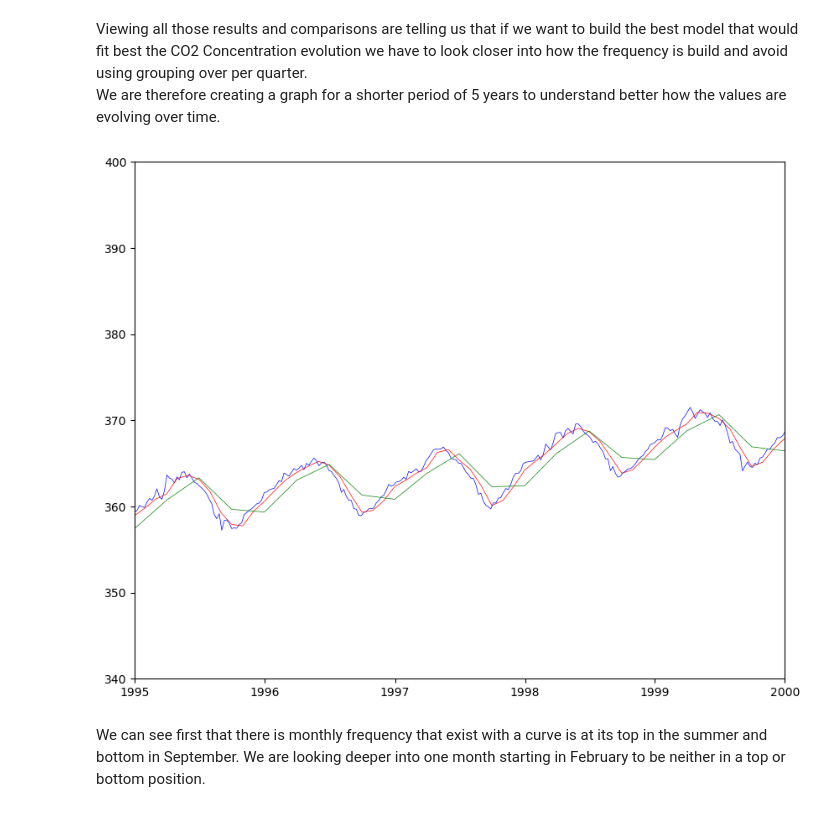
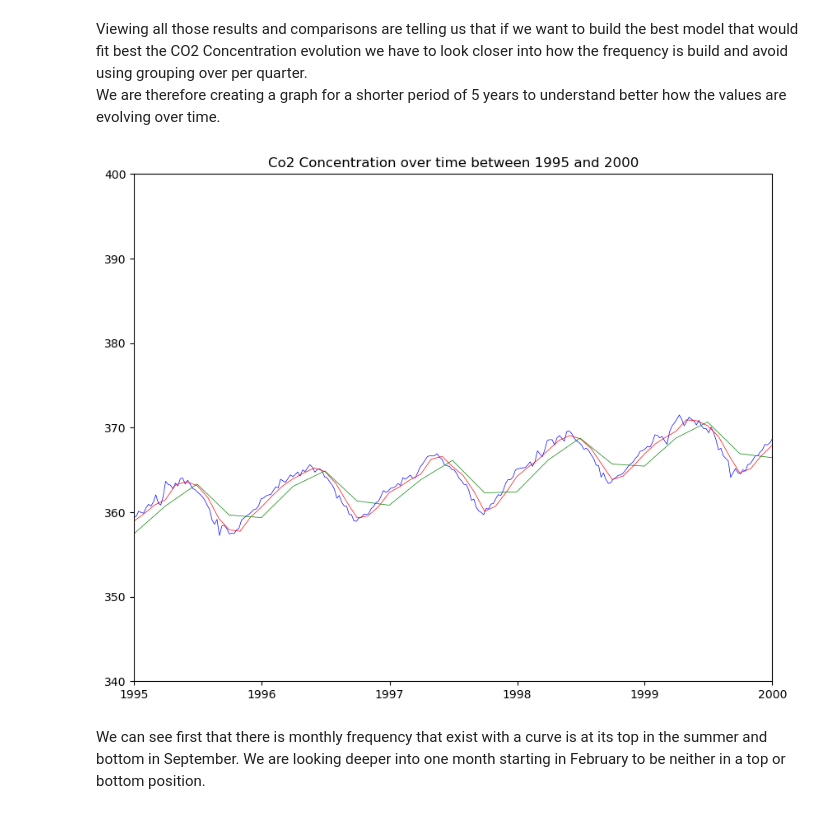
Before and after one commit to GrJa23/SMPE_2023, a Jupyter notebook: Exercises/Exercises_Mooc/Module3/CO2 Concentration In The Atmosphere/Code/20240115_CO2_concentration_in_the_Atmosphere_Since_1958.ipynb, the cells around one changed output. Drawn from its saved outputs; the diff is of its cells as text; code cells hidden in the pictures.

```diff
--- a/Exercises/Exercises_Mooc/Module3/CO2 Concentration In The Atmosphere/Code/20240115_CO2_concentration_in_the_Atmosphere_Since_1958.ipynb
+++ b/Exercises/Exercises_Mooc/Module3/CO2 Concentration In The Atmosphere/Code/20240115_CO2_concentration_in_the_Atmosphere_Since_1958.ipynb
@@ -246,14 +246,16 @@ We are therefore creating a graph for a shorter period of 5 years to understand
 # %%
 fig, ax = plt.subplots(figsize=(10.0, 8.0),sharex=False)
 ax.plot(sorted_data.index,sorted_data["co2_concentration"],color='b',linewidth=0.5)
 ax.plot(sorted_data.resample("M").mean().index,sorted_data.resample("M").mean()["co2_concentration"],color='r',linewidth=0.5)
 ax.plot(sorted_data.resample("3M").mean().index,sorted_data.resample("3M").mean()["co2_concentration"],color='g',linewidth=0.5)
 ax.set_xlim([datetime.date(1995, 1, 1), datetime.date(2000, 1, 1)])
 ax.set_ylim([340,400])
 
+ax.set_title("Co2 Concentration over time between 1995 and 2000")
+
 plt.show()
 # %% [output]
-[figure, old version]
+[figure, new version]
 # %% [markdown]
 We can see first that there is monthly frequency that exist with a curve is at its top in the summer and bottom in September.
 We are looking deeper into one month starting in February to be neither in a top or bottom position.
```
Also changed, not shown: parts of 15 cells of this notebook, 1 other file.
